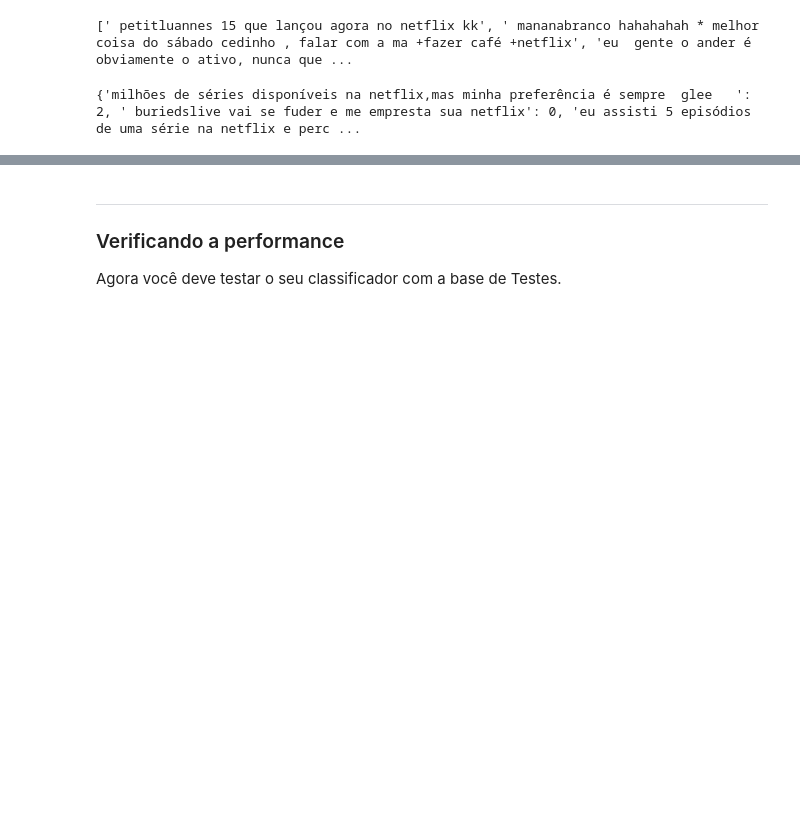
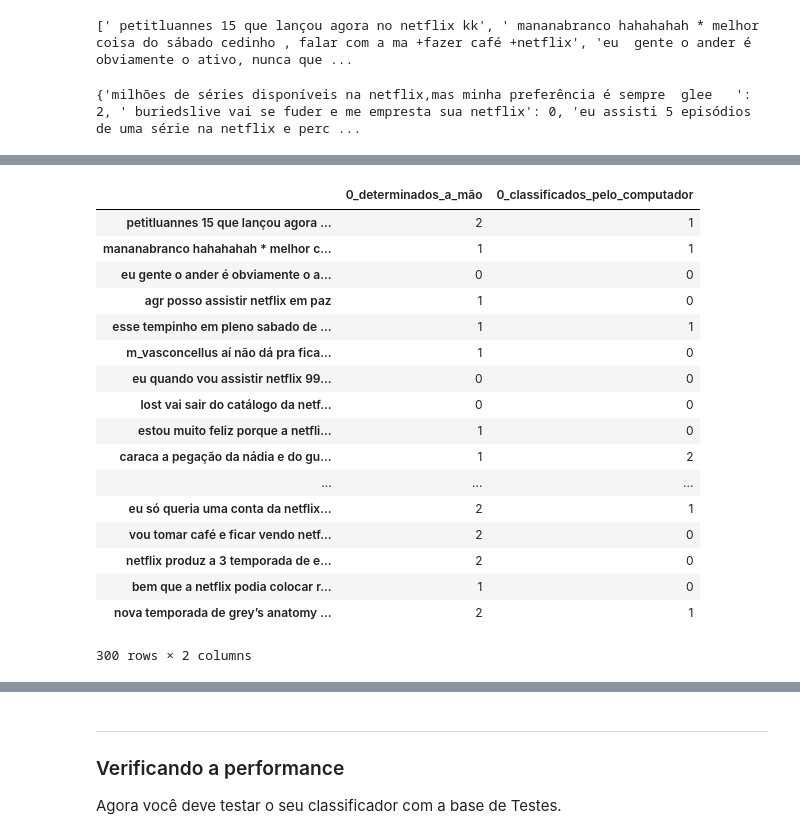
Before and after one commit to VitorMiada/projeto2-cdados, a Jupyter notebook: Projeto2_layoutrt.ipynb, the cells around one changed output, grey strips where cells are left out. Saved outputs shown, nothing was run; the diff lists cells and outputs as text; code cells hidden in the pictures; blank space fills up the shorter version.

```diff
--- a/Projeto2_layoutrt.ipynb
+++ b/Projeto2_layoutrt.ipynb
@@ -372,0 +401,8 @@ class_relevt
+# %%
+#sorte=class_relevt.merge(pd.DataFrame(data = frase_clean * len(frase_clean), columns = frase_clean.index), left_index=True, right_index=True)
+wo=frase_indexado['Relevância'].tolist()
+dicto={}
+for w in range(0,len(frase_clean)):
+    dicto[frase_clean[w]]=wo[w]
+df_wo=pd.DataFrame.from_dict(dicto,orient="index")
+df_wo
@@ -373,3 +428,25 @@ class_relevt
+# %%
+teste=df_wo.join(class_relevt, how='right', lsuffix='_determinados_a_mão',rsuffix='_classificados_pelo_computador')
+teste
+# %% [output]
+|  | 0_determinados_a_mão | 0_classificados_pelo_computador |
+| petitluannes 15 que lançou agora ... | 2 | 1 |
+| mananabranco hahahahah * melhor c... | 1 | 1 |
+| eu gente o ander é obviamente o a... | 0 | 0 |
+| agr posso assistir netflix em paz | 1 | 0 |
+| esse tempinho em pleno sabado de ... | 1 | 1 |
+| m_vasconcellus aí não dá pra fica... | 1 | 0 |
+| eu quando vou assistir netflix 99... | 0 | 0 |
+| lost vai sair do catálogo da netf... | 0 | 0 |
+| estou muito feliz porque a netfli... | 1 | 0 |
+| caraca a pegação da nádia e do gu... | 1 | 2 |
+| ... | ... | ... |
+| eu só queria uma conta da netflix... | 2 | 1 |
+| vou tomar café e ficar vendo netf... | 2 | 0 |
+| netflix produz a 3 temporada de e... | 2 | 0 |
+| bem que a netflix podia colocar r... | 1 | 0 |
+| nova temporada de grey’s anatomy ... | 2 | 1 |
+300 rows × 2 columns
 # %%
 import time
 
```
Also changed, not shown: parts of 9 cells of this notebook, 2 other files.
